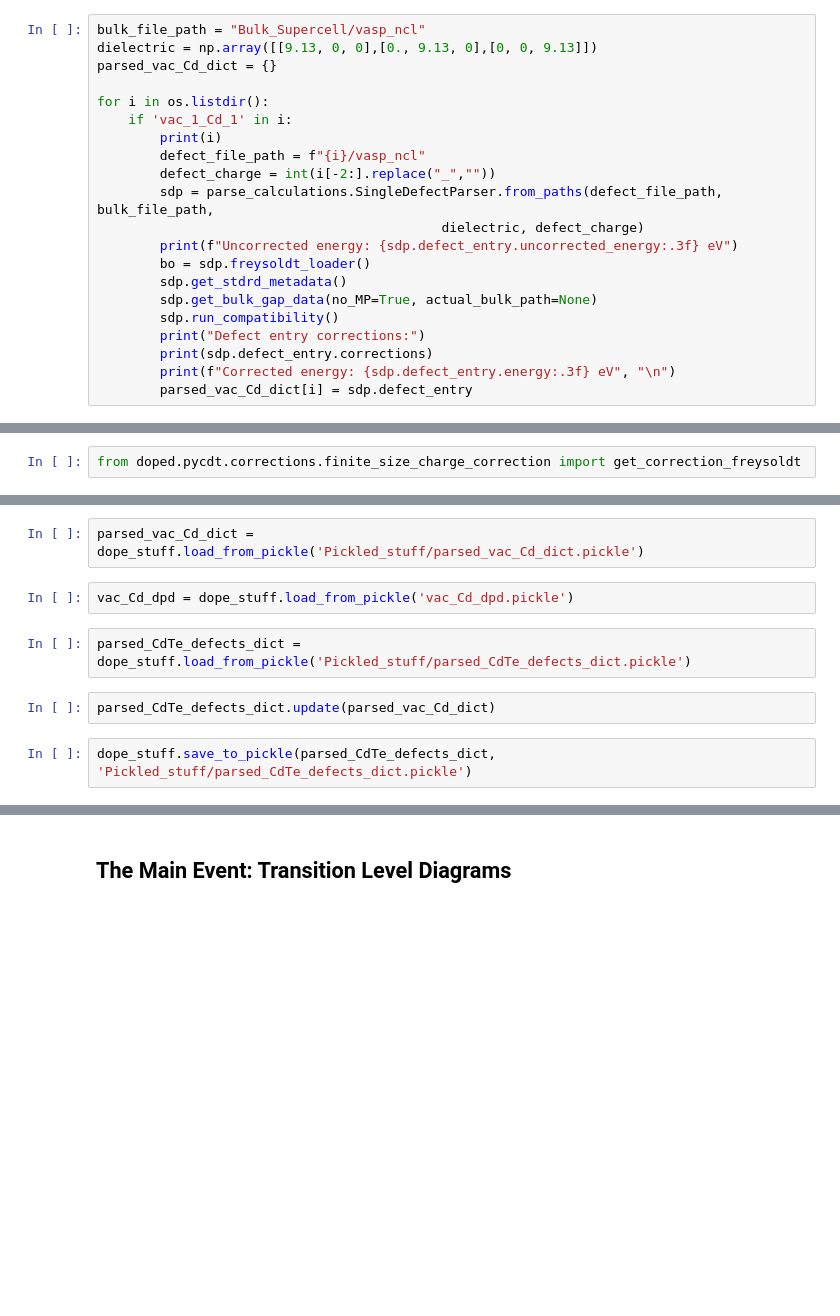
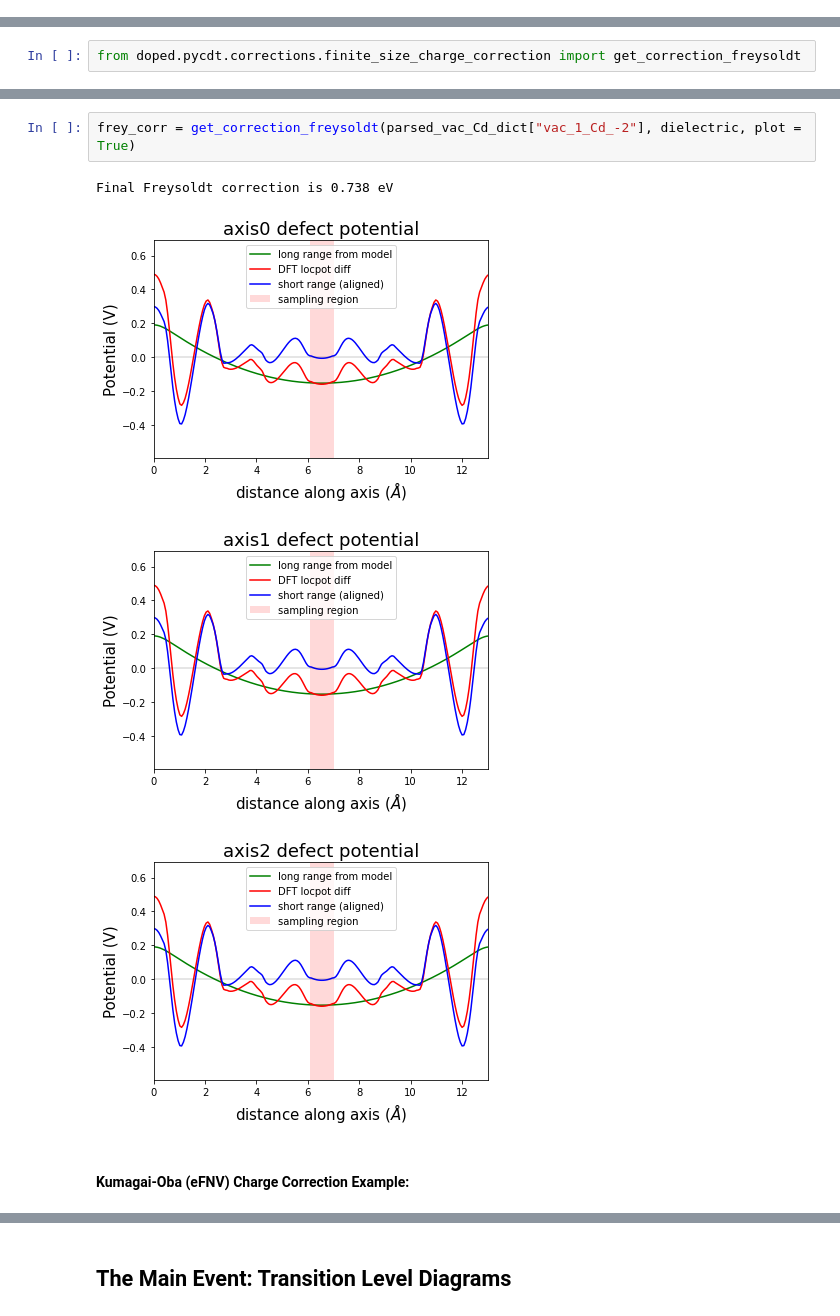
Before and after one commit to teruya7/doped, a Jupyter notebook: doped_Parsing_Example.ipynb, the cells around one changed output, grey strips where cells are left out. Drawn from its saved outputs; the diff is of its cells as text; blank space fills up the shorter version.

````diff
--- a/doped_Parsing_Example.ipynb
+++ b/doped_Parsing_Example.ipynb
@@ -94,27 +57,6 @@ for i in ["vac_1_Cd_-2", "vac_1_Cd_-1", "vac_1_Cd_0"]:
     ...
 ```
 to loop over your calculation directories, or any other way you want.
-# %%
-bulk_file_path = "Bulk_Supercell/vasp_ncl"
-dielectric = np.array([[9.13, 0, 0],[0., 9.13, 0],[0, 0, 9.13]])
-parsed_vac_Cd_dict = {}
-
-for i in os.listdir():
-    if 'vac_1_Cd_1' in i:
-        print(i)
-        defect_file_path = f"{i}/vasp_ncl"
-        defect_charge = int(i[-2:].replace("_",""))
-        sdp = parse_calculations.SingleDefectParser.from_paths(defect_file_path, bulk_file_path,
-                                            dielectric, defect_charge)
-        print(f"Uncorrected energy: {sdp.defect_entry.uncorrected_energy:.3f} eV")
-        bo = sdp.freysoldt_loader()
-        sdp.get_stdrd_metadata()
-        sdp.get_bulk_gap_data(no_MP=True, actual_bulk_path=None)
-        sdp.run_compatibility()
-        print("Defect entry corrections:")
-        print(sdp.defect_entry.corrections)
-        print(f"Corrected energy: {sdp.defect_entry.energy:.3f} eV", "\n")
-        parsed_vac_Cd_dict[i] = sdp.defect_entry
 # %%
 parsed_vac_Cd_dict['vac_1_Cd_0'].site
 # %% [output]
@@ -196,10 +70,9 @@ cdte_chempots = dope_stuff.load_from_pickle('Pickled_stuff/cdte_chempot_limits.p
-# %%
-parsed_vac_Cd_dict = dope_stuff.load_from_pickle('Pickled_stuff/parsed_vac_Cd_dict.pickle')
-# %%
-vac_Cd_dpd = dope_stuff.load_from_pickle('vac_Cd_dpd.pickle')
-# %%
-parsed_CdTe_defects_dict = dope_stuff.load_from_pickle('Pickled_stuff/parsed_CdTe_defects_dict.pickle')
-# %%
-parsed_CdTe_defects_dict.update(parsed_vac_Cd_dict)
-# %%
-dope_stuff.save_to_pickle(parsed_CdTe_defects_dict, 'Pickled_stuff/parsed_CdTe_defects_dict.pickle')
+# %%
+frey_corr = get_correction_freysoldt(parsed_vac_Cd_dict["vac_1_Cd_-2"], dielectric, plot = True)
+# %% [output]
+Final Freysoldt correction is 0.738 eV
+[figure, added]
+[figure, added]
+[figure, added]
+# %% [markdown]
+#### Kumagai-Oba (eFNV) Charge Correction Example:
````
Also changed, not shown: parts of 40 cells of this notebook, 15 other files.
